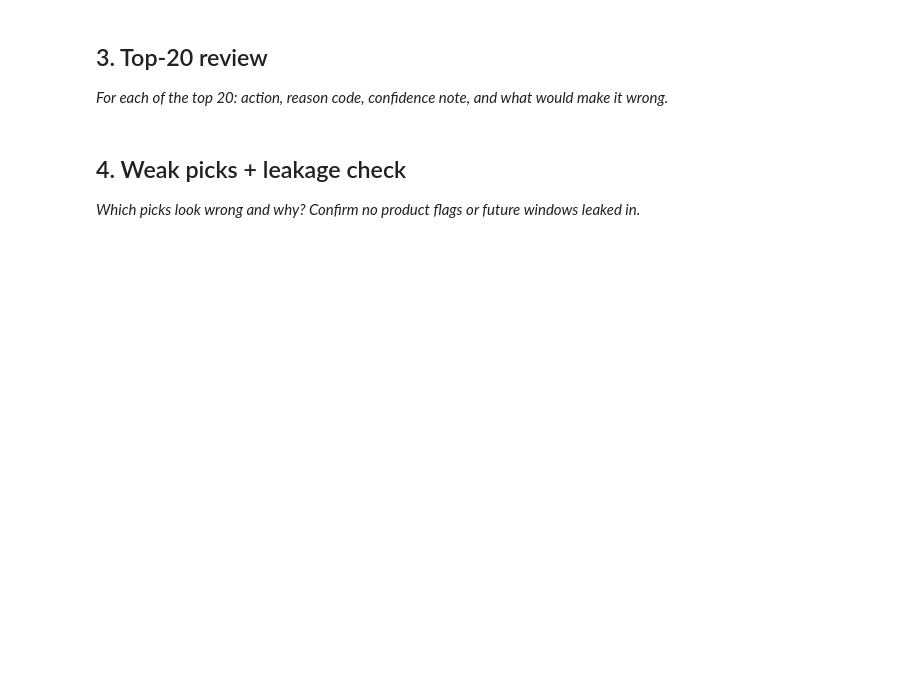
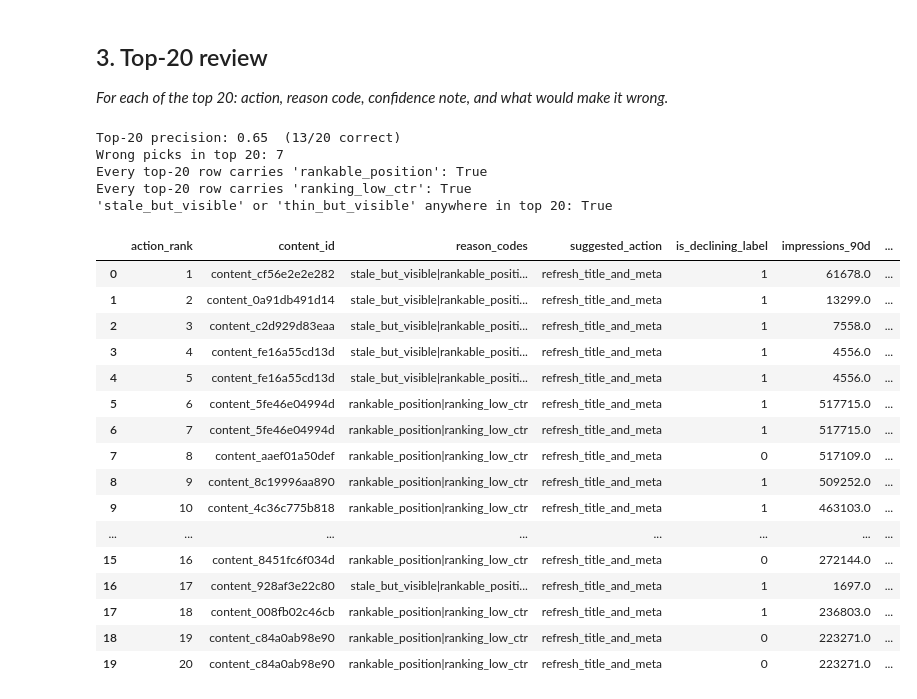
Before and after one commit to imatiq/ML_Internship, a Jupyter notebook: work/notebooks/w04_baseline_score.ipynb, the cells around one changed output. Drawn from its saved outputs; the diff is of its cells as text; code cells hidden in the pictures; blank space fills up the shorter version.

```diff
--- a/work/notebooks/w04_baseline_score.ipynb
+++ b/work/notebooks/w04_baseline_score.ipynb
@@ -30,4 +172,0 @@ This skeleton is yours to fill. Work the sections **in order** — each one has
-# %% [markdown]
-## 4. Weak picks + leakage check
-
-*Which picks look wrong and why? Confirm no product flags or future windows leaked in.*
@@ -36,0 +173,44 @@ This skeleton is yours to fill. Work the sections **in order** — each one has
+# %%
+# This cell is for CODE (numbers, a query, a check).
+# Write your text answer in the cell ABOVE this one — typing sentences here breaks Run All.
+top20 = out.head(20)[[
+    "action_rank", "content_id", "reason_codes", "suggested_action",
+    "is_declining_label", "impressions_90d", "avg_position", "ctr",
+    "days_since_last_update", "word_count",
+]]
+
+wrong_picks = top20[top20["is_declining_label"] == 0]
+
+print(f"Top-20 precision: {top20['is_declining_label'].mean():.2f}  ({top20['is_declining_label'].sum()}/20 correct)")
+print(f"Wrong picks in top 20: {len(wrong_picks)}")
+print(f"Every top-20 row carries 'rankable_position': "
+      f"{top20['reason_codes'].str.contains('rankable_position').all()}")
+print(f"Every top-20 row carries 'ranking_low_ctr': "
+      f"{top20['reason_codes'].str.contains('ranking_low_ctr').all()}")
+print(f"'stale_but_visible' or 'thin_but_visible' anywhere in top 20: "
+      f"{top20['reason_codes'].str.contains('stale_but_visible|thin_but_visible').any()}")
+print()
+top20
+# %% [output]
+Top-20 precision: 0.65  (13/20 correct)
+Wrong picks in top 20: 7
+Every top-20 row carries 'rankable_position': True
+Every top-20 row carries 'ranking_low_ctr': True
+'stale_but_visible' or 'thin_but_visible' anywhere in top 20: True
+|  | action_rank | content_id | reason_codes | suggested_action | is_declining_label | impressions_90d | ... |
+| 0 | 1 | content_cf56e2e2e282 | stale_but_visible|rankable_positi... | refresh_title_and_meta | 1 | 61678.0 | ... |
+| 1 | 2 | content_0a91db491d14 | stale_but_visible|rankable_positi... | refresh_title_and_meta | 1 | 13299.0 | ... |
+| 2 | 3 | content_c2d929d83eaa | stale_but_visible|rankable_positi... | refresh_title_and_meta | 1 | 7558.0 | ... |
+| 3 | 4 | content_fe16a55cd13d | stale_but_visible|rankable_positi... | refresh_title_and_meta | 1 | 4556.0 | ... |
+| 4 | 5 | content_fe16a55cd13d | stale_but_visible|rankable_positi... | refresh_title_and_meta | 1 | 4556.0 | ... |
+| 5 | 6 | content_5fe46e04994d | rankable_position|ranking_low_ctr | refresh_title_and_meta | 1 | 517715.0 | ... |
+| 6 | 7 | content_5fe46e04994d | rankable_position|ranking_low_ctr | refresh_title_and_meta | 1 | 517715.0 | ... |
+| 7 | 8 | content_aaef01a50def | rankable_position|ranking_low_ctr | refresh_title_and_meta | 0 | 517109.0 | ... |
+| 8 | 9 | content_8c19996aa890 | rankable_position|ranking_low_ctr | refresh_title_and_meta | 1 | 509252.0 | ... |
+| 9 | 10 | content_4c36c775b818 | rankable_position|ranking_low_ctr | refresh_title_and_meta | 1 | 463103.0 | ... |
+| ... | ... | ... | ... | ... | ... | ... | ... |
+| 15 | 16 | content_8451fc6f034d | rankable_position|ranking_low_ctr | refresh_title_and_meta | 0 | 272144.0 | ... |
+| 16 | 17 | content_928af3e22c80 | stale_but_visible|rankable_positi... | refresh_title_and_meta | 1 | 1697.0 | ... |
+| 17 | 18 | content_008fb02c46cb | rankable_position|ranking_low_ctr | refresh_title_and_meta | 1 | 236803.0 | ... |
+| 18 | 19 | content_c84a0ab98e90 | rankable_position|ranking_low_ctr | refresh_title_and_meta | 0 | 223271.0 | ... |
+| 19 | 20 | content_c84a0ab98e90 | rankable_position|ranking_low_ctr | refresh_title_and_meta | 0 | 223271.0 | ... |
```
Also changed, not shown: parts of 11 cells of this notebook.
